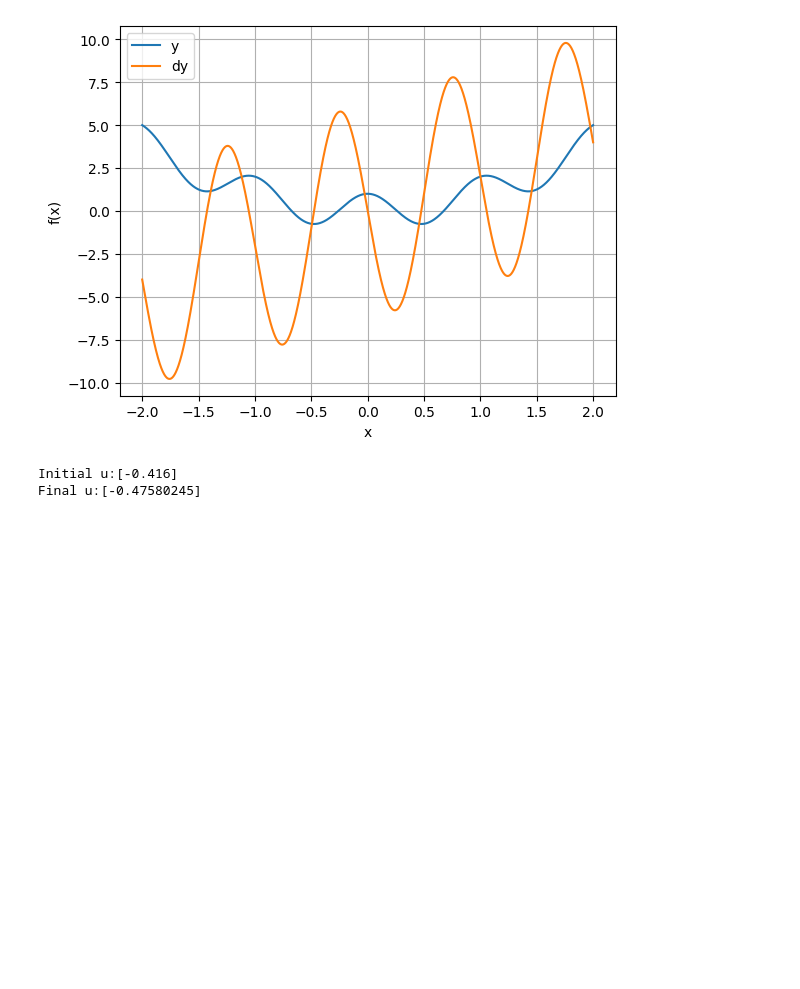
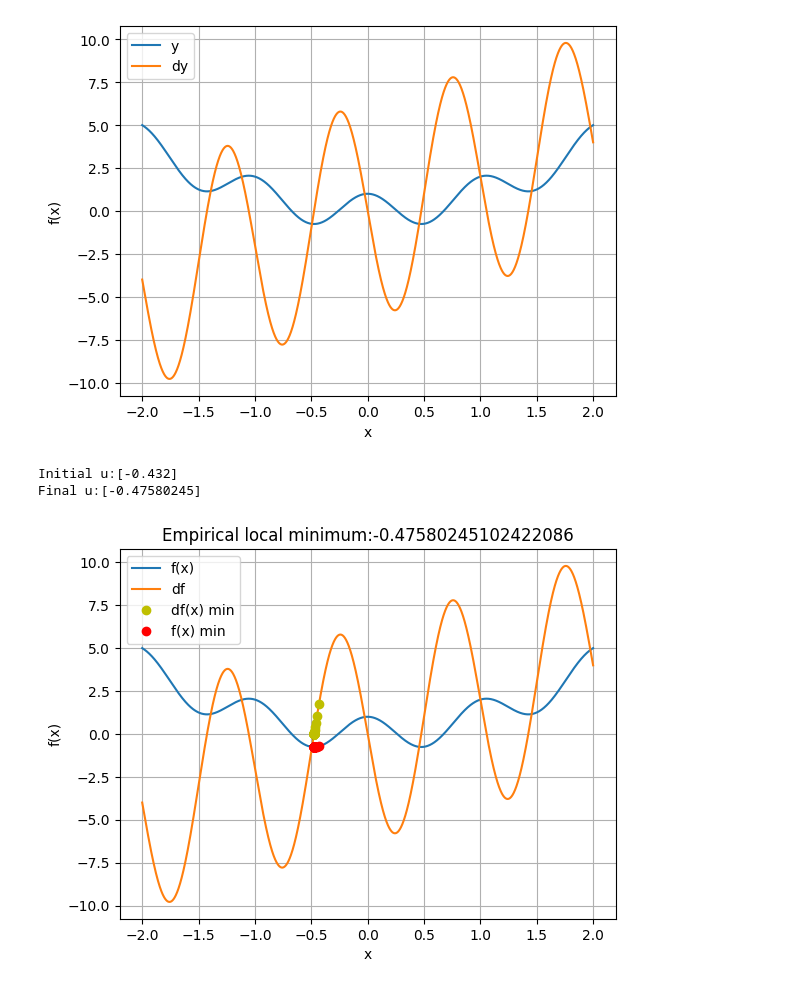
Before and after one commit to sr-hcl/DUDL_Udmy, a Jupyter notebook: codechallenge.ipynb, the cells around one changed output. Saved outputs shown, nothing was run; the diff lists cells and outputs as text; code cells hidden in the pictures; blank space fills up the shorter version.

```diff
--- a/codechallenge.ipynb
+++ b/codechallenge.ipynb
@@ -48,20 +48,37 @@ plt.show()
 # %%
 x_vals=np.linspace(-2,2,2001)
 
-u=np.random.choice(x_vals,1)
+u=np.random.choice(x_vals,1) #this random choice...
+# u=np.array([0]) # this hardcoded zero
 print(f'Initial u:{u}')
 
-# track=[float(u)]
+track=[float(u[0])]
 
-learning_rate=.01
-training_epochs=100
+learning_rate=.01 # this learning rate...
+training_epochs=100 # this iterations...
 
 for i in range(training_epochs):
     grad=df_func(u)
     u=u-learning_rate*grad
-    # track.append(float(u))
+    track.append(float(u[0]))
 
 print(f'Final u:{u}')
 # %% [output]
-Initial u:[-0.416]
+Initial u:[-0.432]
 Final u:[-0.47580245]
+# %%
+track_array=np.array(track)
+
+plt.plot(x_vals,f_func(x_vals),x_vals,df_func(x_vals))
+plt.plot(track_array,df_func(track_array),'yo')
+plt.plot(track_array,f_func(track_array),'ro')
+
+# plt.xlim(x_vals[[0,-1]])
+plt.grid()
+plt.xlabel('x')
+plt.ylabel('f(x)')
+plt.legend(['f(x)','df','df(x) min', 'f(x) min'])
+plt.title('Empirical local minimum:%s'%u[0])
+plt.show()
+# %% [output]
+[figure, added]
```
Also changed, not shown: parts of 2 cells of this notebook.
